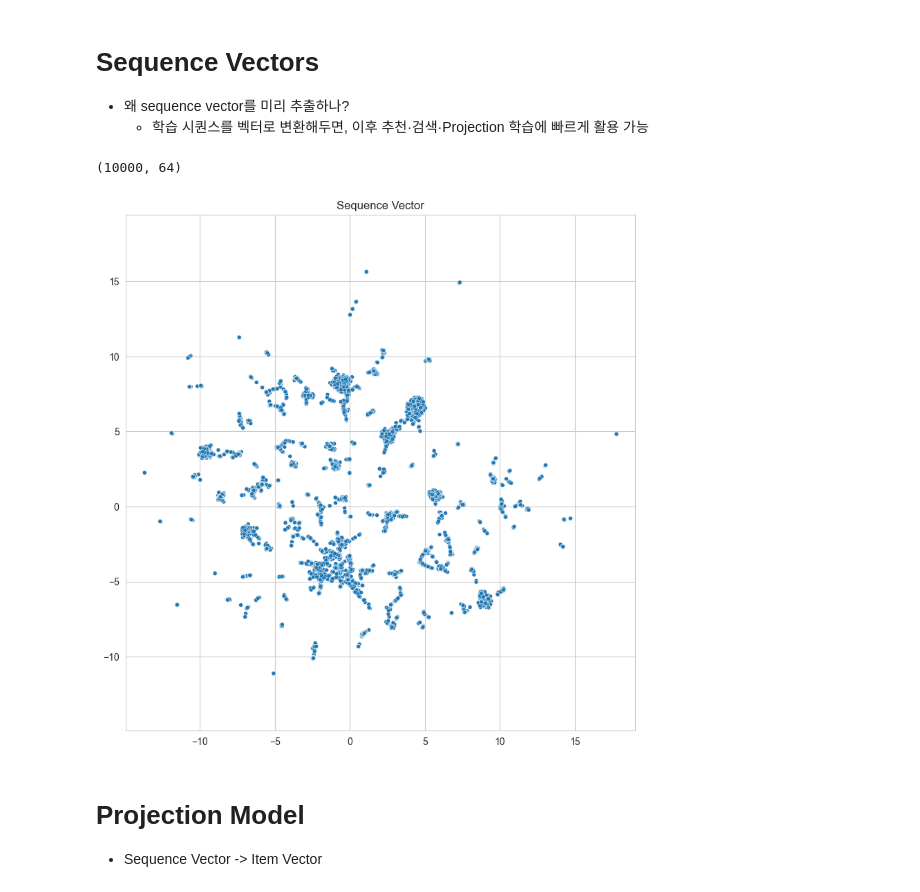
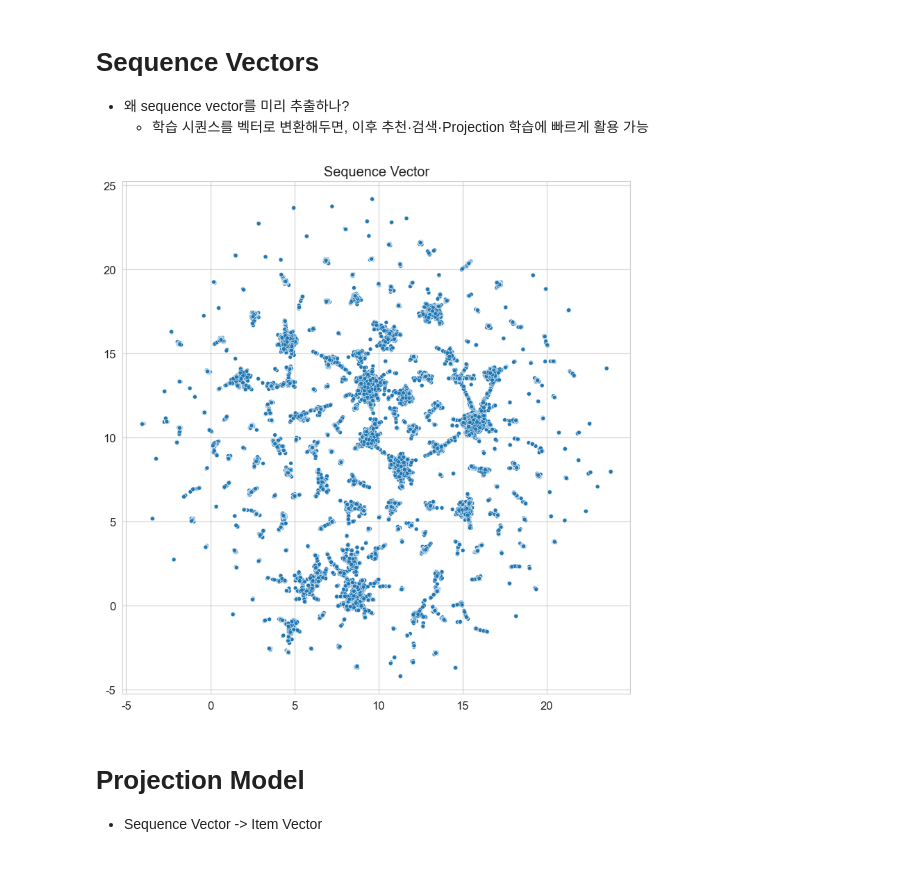
Before and after one commit to yg-hwang/recsys, a Jupyter notebook: 4_modeling_transformer/4_1_train_model.ipynb, the cells around one changed output. Drawn from its saved outputs; the diff is of its cells as text; code cells hidden in the pictures.

```diff
--- a/4_modeling_transformer/4_1_train_model.ipynb
+++ b/4_modeling_transformer/4_1_train_model.ipynb
@@ -202,7 +196,8 @@ for feature, encoder in label_encoders.all_encoders.items():
 ## Sequence Generation
 # %%
 # 타겟으로 사용할 feature 지정 (여기서는 feature_names 전체를 타겟 후보로 사용)
-target_names = feature_names
+# 단, 'action'은 target에서 제외
+target_names = [x for x in feature_names if x != "action"]
 
 # 시퀀스 데이터셋 생성기 초기화 (`max_seq_len` 길이의 시퀀스를 만들도록 설정)
 sequence_generator = SequenceGenerator(max_seq_len=max_seq_len)
@@ -253,6 +254,7 @@ df_test = df_test.reset_index(drop=True)
 train_dataset = SequentialDataset(
     df=df_train,
     feature_sequences=feature_names + ["mask"],  # 입력 feature 시퀀스 + 패딩 마스크
+    action_sequence="action",  # 행동 시퀀스
     targets=target_names,  # 예측할 타겟 label
 )
 
@@ -679,7 +719,10 @@ for metric in ["loss", "token_accuracy", "sequence_accuracy"]:
 # 1. 검증용 DataLoader 생성
 # -----------------------------------------------
 test_dataset = SequentialDataset(
-    df=df_test, feature_sequences=feature_names + ["mask"], targets=target_names
+    df=df_test,
+    feature_sequences=feature_names + ["mask"],
+    action_sequence="action",
+    targets=target_names,
 )
 
 batch_size = 128
@@ -699,10 +742,14 @@ with torch.no_grad():  # 검증 시에는 gradient 추적 X
     # -----------------------------------------------
     # 3. 미니배치별 예측
     # -----------------------------------------------
-    for feature_sequences, masks, targets in tqdm(
+    for feature_sequences, action_sequence, masks, targets in tqdm(
         test_dataloader, total=len(test_dataloader)
     ):
-        outputs = model(feature_sequences=feature_sequences, masks=masks)[1]
+        outputs = model(
+            feature_sequences=feature_sequences,
+            action_sequence=action_sequence,
+            masks=masks,
+        )[1]
 
         # -----------------------------------------------
         # 4. target별 Accuracy 계산
@@ -838,7 +885,10 @@ df_tmp = df_seq_encoded[feature_names + ["mask", "y_item_id"]]
 
 # 2. Dataset & DataLoader 생성
 dataset = SequentialDataset(
-    df=df_tmp, feature_sequences=feature_names + ["mask"], device=device
+    df=df_tmp,
+    feature_sequences=feature_names + ["mask"],
+    action_sequence="action",
+    device=device,
 )
 dataloader = DataLoader(dataset, batch_size=512, shuffle=False, pin_memory=False)
 
@@ -846,9 +896,15 @@ dataloader = DataLoader(dataset, batch_size=512, shuffle=False, pin_memory=False
 seq_vectors = []
 model.eval().to(device)
 with torch.no_grad():  # 추론 단계에서는 gradient 불필요
-    for feature_sequences, masks in tqdm(dataloader, total=len(dataloader)):
+    for feature_sequences, action_sequence, masks in tqdm(
+        dataloader, total=len(dataloader)
+    ):
         # `model()`의 첫 번째 출력: sequence vector
-        outputs = model(feature_sequences=feature_sequences, masks=masks)[0]
+        outputs = model(
+            feature_sequences=feature_sequences,
+            action_sequence=action_sequence,
+            masks=masks,
+        )[0]
 
         # GPU tensor -> numpy 변환
         outputs = outputs.detach().cpu().numpy()
@@ -862,33 +918,29 @@ df_seq_vectors = df_seq_encoded[feature_names + ["y_item_id"]].copy()
 
 # 시퀀스별 vector 추가
 df_seq_vectors["seq_vector"] = seq_vectors
-# %%
-# 최종 sequence vector를 numpy 배열로 변환 (샘플로 10,000개만 랜덤 추출)
-seq_vectors = np.array(df_seq_vectors.sample(n=10000)["seq_vector"].tolist())
-
-seq_vectors.shape
-# %% [output]
-(10000, 64)
 # %%
+# 최종 sequence vector를 numpy 배열로 변환 (샘플로 20%만 추출)
+seq_vectors = np.array(df_seq_vectors.sample(frac=0.2)["seq_vector"].tolist())
+
 # UMAP 기반 차원 축소
 # - metric="cosine": 임베딩 간 코사인 거리 기준으로 구조를 보존
 reducer = umap.UMAP(metric="cosine")
 
-# 시퀀스 벡터(seq_vectors)를 2차원 공간으로 임베딩
+# 시퀀스 벡터를 2차원 공간으로 임베딩
 # - 유사한 시퀀스는 2D 공간에서 서로 가까이 위치
 # - 특정 영역에 몰려 있는 점들은 같은 feature 조합일 가능성이 높음
 embeddings = reducer.fit_transform(seq_vectors)
 
 plt.figure(figsize=(8, 8))
 sns.scatterplot(
     x=embeddings[:, 0], y=embeddings[:, 1], size=0.3, palette="bright", legend=False
 )
 plt.gca().set_aspect("equal", "datalim")
 plt.tight_layout()
 plt.title("Sequence Vector")
 plt.show()
 # %% [output]
-[figure, old version]
+[figure, new version]
 # %% [markdown]
 # Projection Model
 - Sequence Vector -> Item Vector
```
Also changed, not shown: parts of 21 cells of this notebook, 35 other files.
